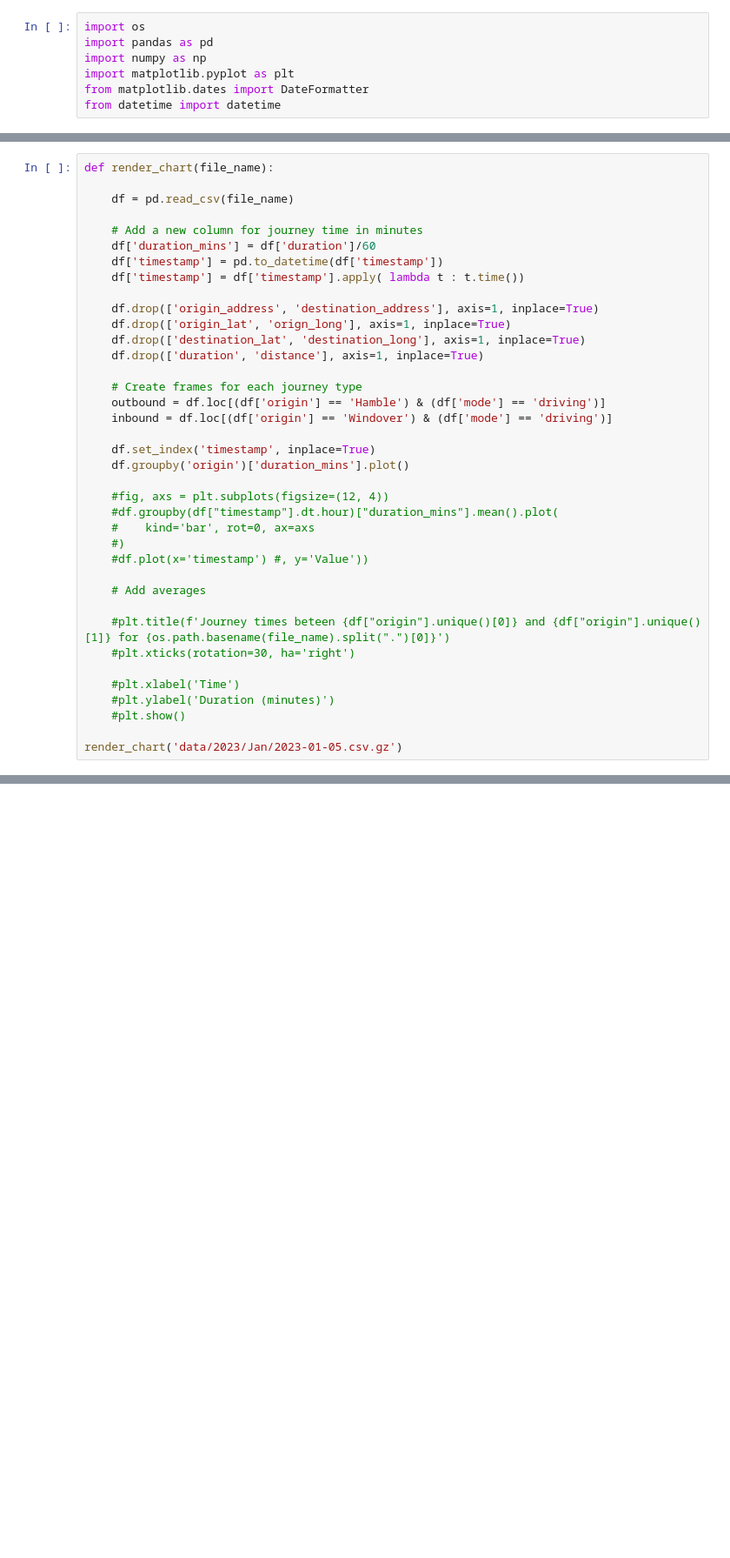
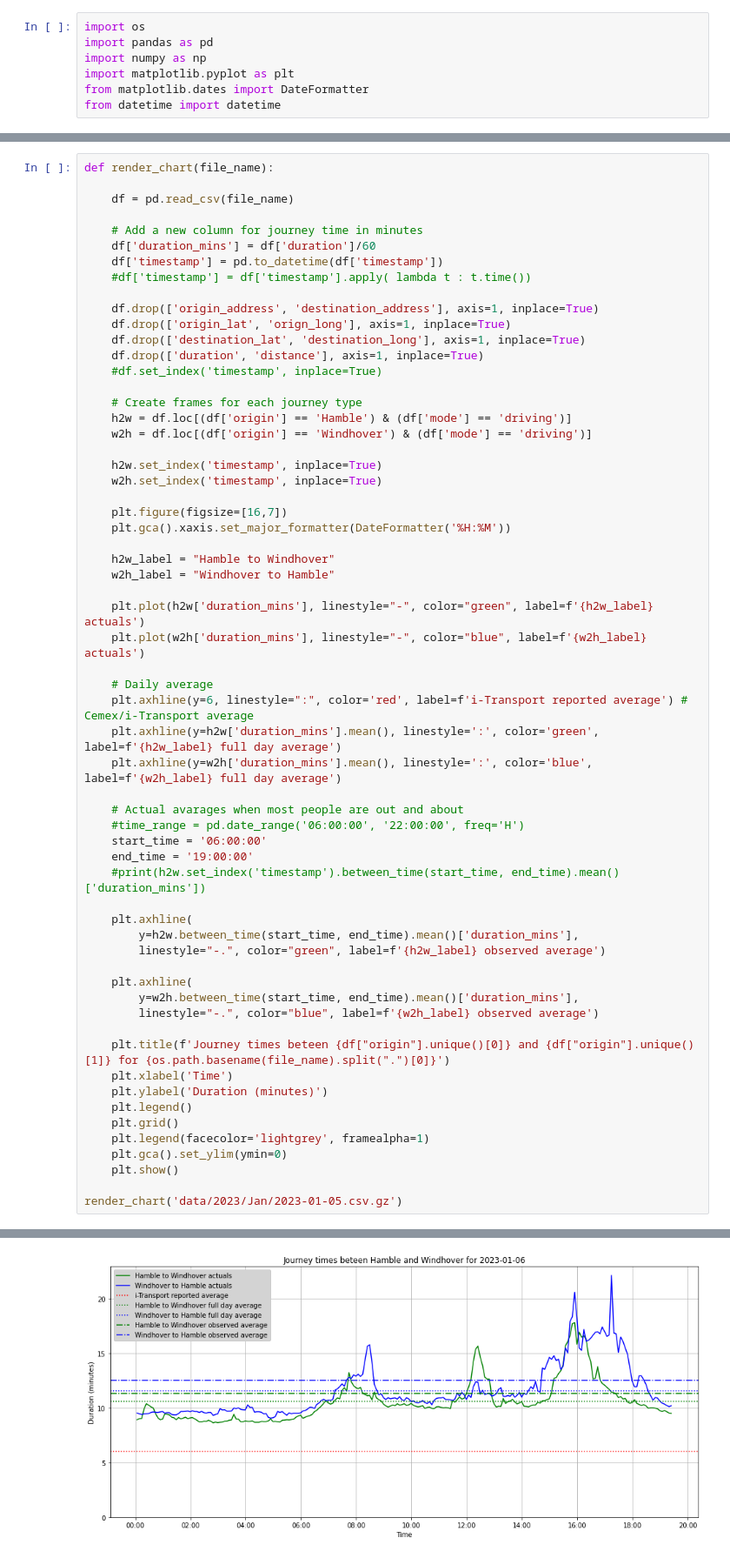
Before and after one commit to hkworguk/hamble-traffic, a Jupyter notebook: notebook.ipynb, the cells around one changed output, grey strips where cells are left out. Shown: that part at 87% size. Cells and saved outputs as stored; diff of their text form; blank space fills up the shorter version.

```diff
--- a/notebook.ipynb
+++ b/notebook.ipynb
@@ -31,34 +31,57 @@ def render_chart(file_name):
     # Add a new column for journey time in minutes
     df['duration_mins'] = df['duration']/60
     df['timestamp'] = pd.to_datetime(df['timestamp'])
-    df['timestamp'] = df['timestamp'].apply( lambda t : t.time())
+    #df['timestamp'] = df['timestamp'].apply( lambda t : t.time())
 
     df.drop(['origin_address', 'destination_address'], axis=1, inplace=True)
     df.drop(['origin_lat', 'orign_long'], axis=1, inplace=True)
     df.drop(['destination_lat', 'destination_long'], axis=1, inplace=True)
     df.drop(['duration', 'distance'], axis=1, inplace=True)
+    #df.set_index('timestamp', inplace=True)
 
     # Create frames for each journey type
-    outbound = df.loc[(df['origin'] == 'Hamble') & (df['mode'] == 'driving')]
-    inbound = df.loc[(df['origin'] == 'Windover') & (df['mode'] == 'driving')]
+    h2w = df.loc[(df['origin'] == 'Hamble') & (df['mode'] == 'driving')]
+    w2h = df.loc[(df['origin'] == 'Windhover') & (df['mode'] == 'driving')]
 
-    df.set_index('timestamp', inplace=True)
-    df.groupby('origin')['duration_mins'].plot()
+    h2w.set_index('timestamp', inplace=True)
+    w2h.set_index('timestamp', inplace=True)
 
-    #fig, axs = plt.subplots(figsize=(12, 4))
-    #df.groupby(df["timestamp"].dt.hour)["duration_mins"].mean().plot(
-    #    kind='bar', rot=0, ax=axs
-    #)
-    #df.plot(x='timestamp') #, y='Value'))
+    plt.figure(figsize=[16,7])
+    plt.gca().xaxis.set_major_formatter(DateFormatter('%H:%M'))
 
-    # Add averages
+    h2w_label = "Hamble to Windhover"
+    w2h_label = "Windhover to Hamble"
 
-    #plt.title(f'Journey times beteen {df["origin"].unique()[0]} and {df["origin"].unique()[1]} for {os.path.basename(file_name).split(".")[0]}')
-    #plt.xticks(rotation=30, ha='right')
+    plt.plot(h2w['duration_mins'], linestyle="-", color="green", label=f'{h2w_label} actuals')
+    plt.plot(w2h['duration_mins'], linestyle="-", color="blue", label=f'{w2h_label} actuals')
 
-    #plt.xlabel('Time')
-    #plt.ylabel('Duration (minutes)')
-    #plt.show()
+    # Daily average
+    plt.axhline(y=6, linestyle=":", color='red', label=f'i-Transport reported average') # Cemex/i-Transport average
+    plt.axhline(y=h2w['duration_mins'].mean(), linestyle=':', color='green', label=f'{h2w_label} full day average')
+    plt.axhline(y=w2h['duration_mins'].mean(), linestyle=':', color='blue', label=f'{w2h_label} full day average')
+
+    # Actual avarages when most people are out and about
+    #time_range = pd.date_range('06:00:00', '22:00:00', freq='H')
+    start_time = '06:00:00'
+    end_time = '19:00:00'
+    #print(h2w.set_index('timestamp').between_time(start_time, end_time).mean()['duration_mins'])
+
+    plt.axhline(
+        y=h2w.between_time(start_time, end_time).mean()['duration_mins'],
+        linestyle="-.", color="green", label=f'{h2w_label} observed average')
+
+    plt.axhline(
+        y=w2h.between_time(start_time, end_time).mean()['duration_mins'],
+        linestyle="-.", color="blue", label=f'{w2h_label} observed average')
+
+    plt.title(f'Journey times beteen {df["origin"].unique()[0]} and {df["origin"].unique()[1]} for {os.path.basename(file_name).split(".")[0]}')
+    plt.xlabel('Time')
+    plt.ylabel('Duration (minutes)')
+    plt.legend()
+    plt.grid()
+    plt.legend(facecolor='lightgrey', framealpha=1)
+    plt.gca().set_ylim(ymin=0)
+    plt.show()
 
 render_chart('data/2023/Jan/2023-01-05.csv.gz')
 # %% [output]
@@ -65,0 +88 @@ TypeError: <lambda>() got an unexpected keyword argument 'inplace'
+[figure, added]
```
Also changed, not shown: parts of 3 cells of this notebook.
